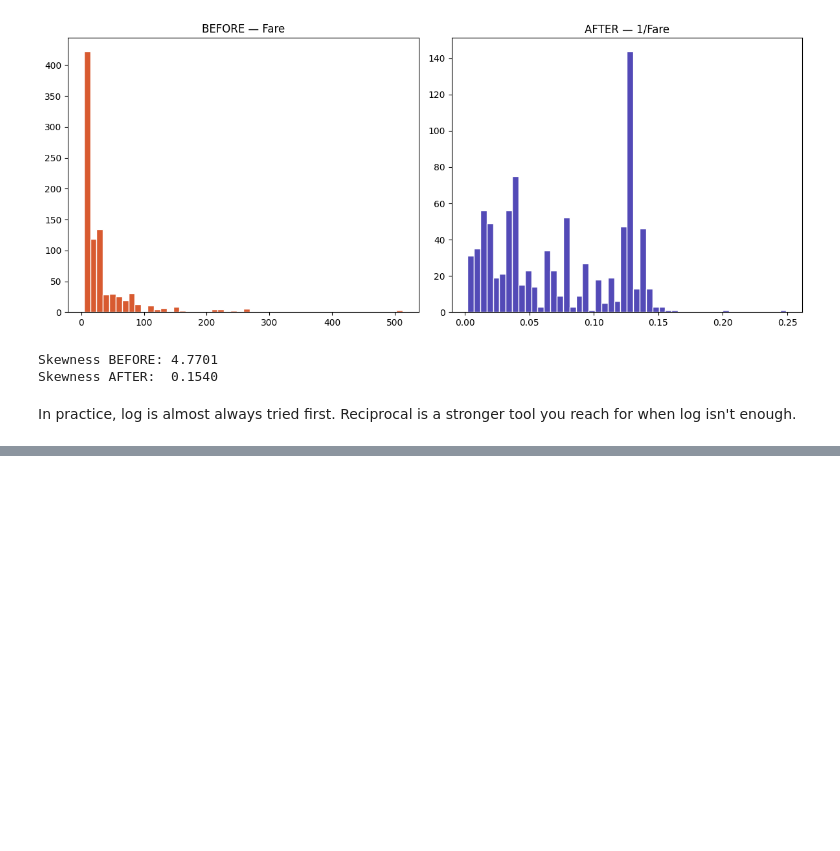
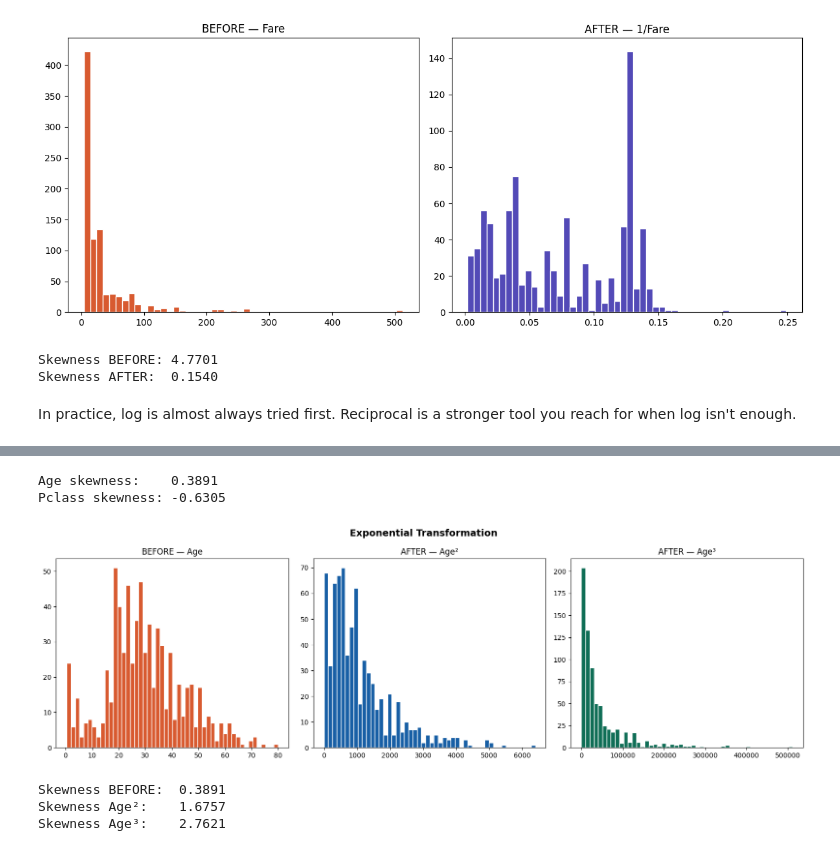
Before and after one commit to KrishnaSA05/Machine-Learning, a Jupyter notebook: Stats and Probablity/all_types_feature_transformation.ipynb, the cells around one changed output, grey strips where cells are left out. Drawn from its saved outputs; the diff is of its cells as text; code cells hidden in the pictures; blank space fills up the shorter version.

```diff
--- a/Stats and Probablity/all_types_feature_transformation.ipynb
+++ b/Stats and Probablity/all_types_feature_transformation.ipynb
@@ -460,0 +520,42 @@ Square root transformation is the gentlest way to fix right skewness. Instead of
+# %%
+import pandas as pd
+import numpy as np
+import matplotlib.pyplot as plt
+
+df = pd.read_csv('titanic.csv', usecols=['Pclass', 'Age', 'Fare', 'Survived'])
+
+# Check skewness first
+print(f"Age skewness:    {df['Age'].skew():.4f}")
+print(f"Pclass skewness: {df['Pclass'].skew():.4f}")
+
+# Apply exponential transformations
+df['Age_sq']  = df['Age'] ** 2          # squaring
+df['Age_cb']  = df['Age'] ** 3          # cubing
+df['Age_exp'] = np.exp(df['Age'])       # most powerful — careful!
+
+# Plot
+fig, axes = plt.subplots(1, 3, figsize=(16, 5))
+
+axes[0].hist(df['Age'],    bins=50, color='#D85A30', edgecolor='white')
+axes[0].set_title('BEFORE — Age')
+
+axes[1].hist(df['Age_sq'], bins=50, color='#185FA5', edgecolor='white')
+axes[1].set_title('AFTER — Age²')
+
+axes[2].hist(df['Age_cb'], bins=50, color='#0F6E56', edgecolor='white')
+axes[2].set_title('AFTER — Age³')
+
+plt.suptitle('Exponential Transformation', fontsize=14, fontweight='bold')
+plt.tight_layout()
+plt.show()
+
+print(f"Skewness BEFORE:  {df['Age'].skew():.4f}")
+print(f"Skewness Age²:    {df['Age_sq'].skew():.4f}")
+print(f"Skewness Age³:    {df['Age_cb'].skew():.4f}")
+# %% [output]
+Age skewness:    0.3891
+Pclass skewness: -0.6305
+[figure, added]
+Skewness BEFORE:  0.3891
+Skewness Age²:    1.6757
+Skewness Age³:    2.7621
```
Also changed, not shown: parts of 7 cells of this notebook.
